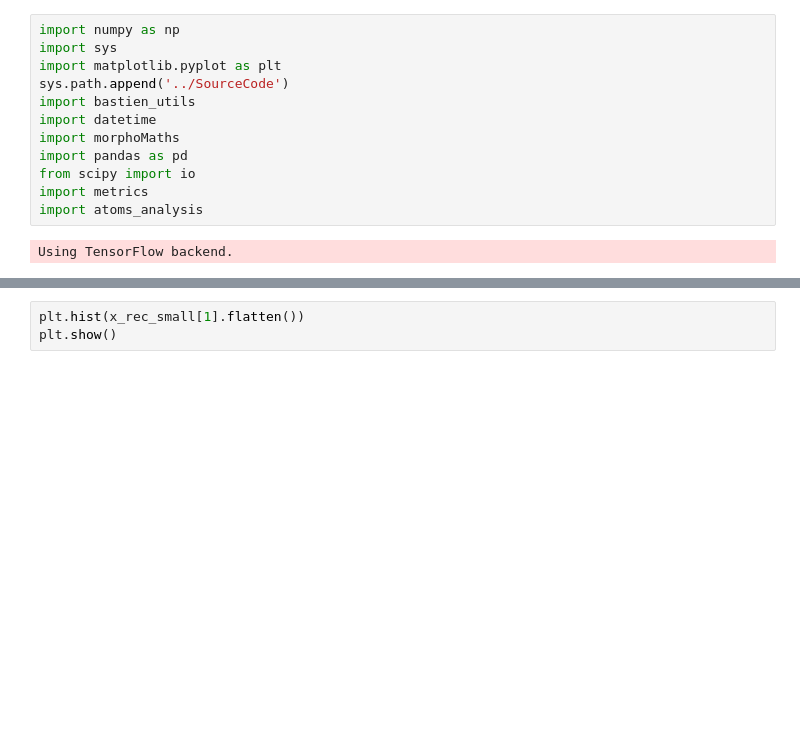
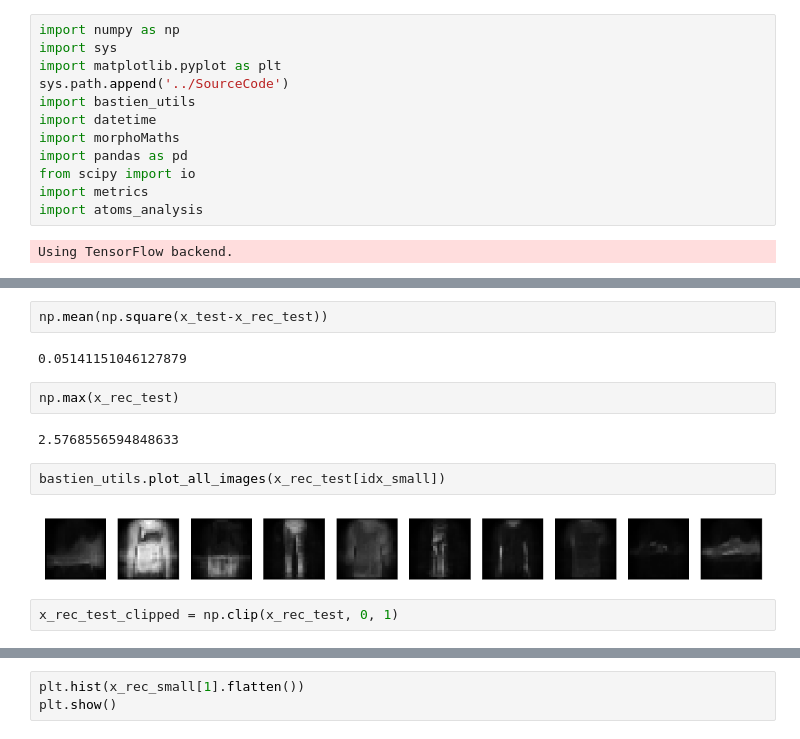
Before and after one commit to PonchonB/Mathematical_Morphologies_And_Deep_Learning, a Jupyter notebook: Notebooks/18_11_07_NNSAE_on_FashionMNIST.ipynb, the cells around one changed output, grey strips where cells are left out. Drawn from its saved outputs; the diff is of its cells as text; blank space fills up the shorter version.

```diff
--- a/Notebooks/18_11_07_NNSAE_on_FashionMNIST.ipynb
+++ b/Notebooks/18_11_07_NNSAE_on_FashionMNIST.ipynb
@@ -64,3 +66,17 @@ Histograms of the encodings - Sparsity (Hoyer):  0.22032299763251623
 Atom images of the decoder
 [figure]
 [figure]
+# %%
+np.mean(np.square(x_test-x_rec_test))
+# %% [output]
+0.05141151046127879
+# %%
+np.max(x_rec_test)
+# %% [output]
+2.5768556594848633
+# %%
+bastien_utils.plot_all_images(x_rec_test[idx_small])
+# %% [output]
+[figure, added]
+# %%
+x_rec_test_clipped = np.clip(x_rec_test, 0, 1)
```
Also changed, not shown: parts of 15 cells of this notebook, 13 other files.
